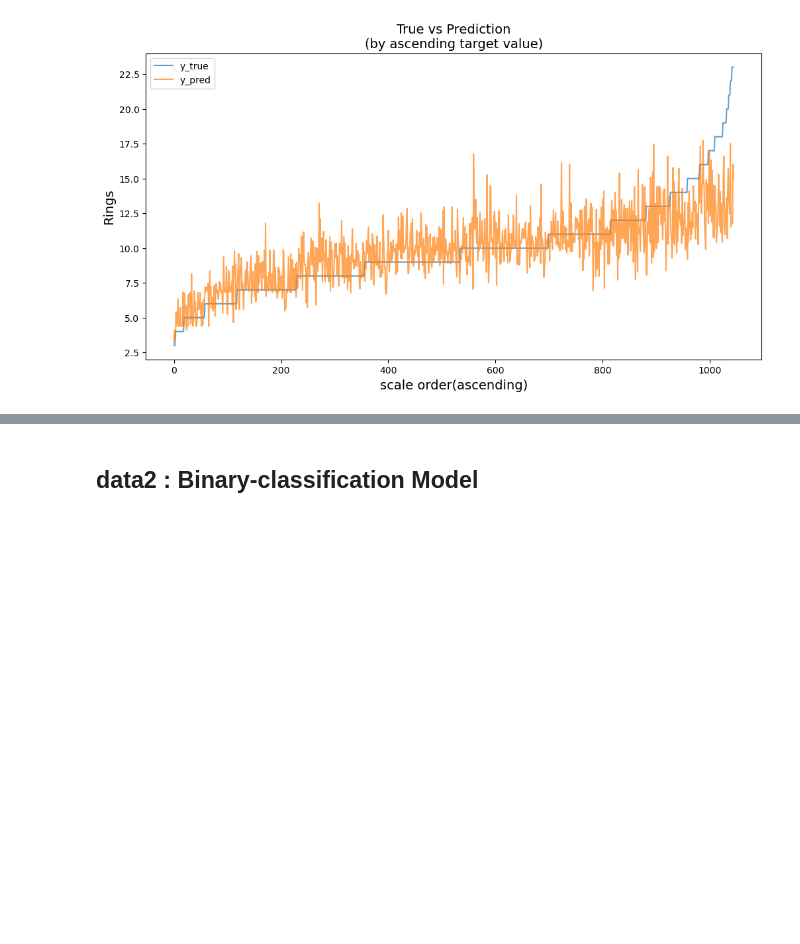
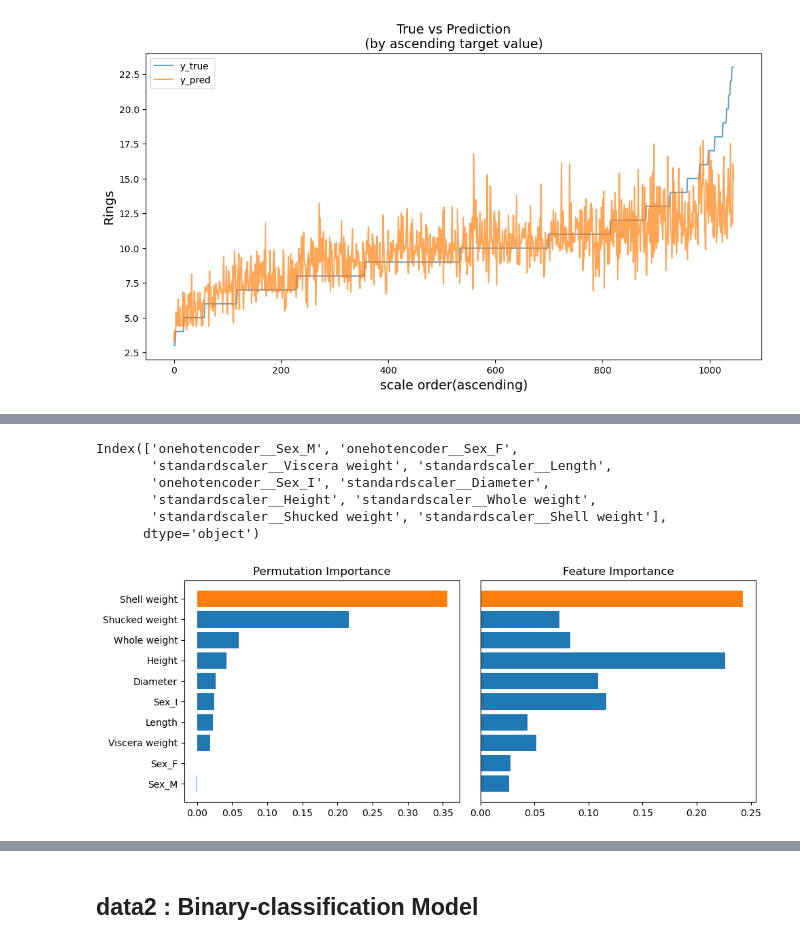
Before and after one commit to KHP95/AIB_TP1, a Jupyter notebook: modeling.ipynb, the cells around one changed output, grey strips where cells are left out. Drawn from its saved outputs; the diff is of its cells as text; code cells hidden in the pictures; blank space fills up the shorter version.

```diff
--- a/modeling.ipynb
+++ b/modeling.ipynb
@@ -226,0 +183,31 @@ r2 : 0.562
+# %%
+pi_series.index
+# %% [output]
+Index(['onehotencoder__Sex_M', 'onehotencoder__Sex_F',
+       'standardscaler__Viscera weight', 'standardscaler__Length',
+       'onehotencoder__Sex_I', 'standardscaler__Diameter',
+       'standardscaler__Height', 'standardscaler__Whole weight',
+       'standardscaler__Shucked weight', 'standardscaler__Shell weight'],
+      dtype='object')
+# %%
+# Permutation importanc, PDP 그려보기
+pi = permutation_importance(reg_xgb_best, X1_test, y1_test,
+                            n_repeats=20,
+                            random_state=42,
+                            n_jobs=-1)
+
+pi_series = pd.Series(pi.importances_mean, index=feature_names).sort_values()
+fi_series = pd.Series(reg_xgb_best.feature_importances_, index=feature_names)[pi_series.index]
+plt.figure(figsize=(10,4))
+plt.subplot(121)
+plt.barh(pi_series.index, pi_series.values, color=['C1' if i==9 else 'C0' for i in range(10)])
+plt.title('Permutation Importance', fontsize=12)
+plt.subplot(122)
+plt.barh(fi_series.index, fi_series.values, color=['C1' if i==9 else 'C0' for i in range(10)] )
+plt.yticks([])
+plt.title('Feature Importance', fontsize=12)
+plt.tight_layout()
+plt.show()
+# Shell weight의 중요도가 둘모두 가장 높다.
+# %% [output]
+[figure, added]
```
Also changed, not shown: parts of 42 cells of this notebook, 4 other files.
